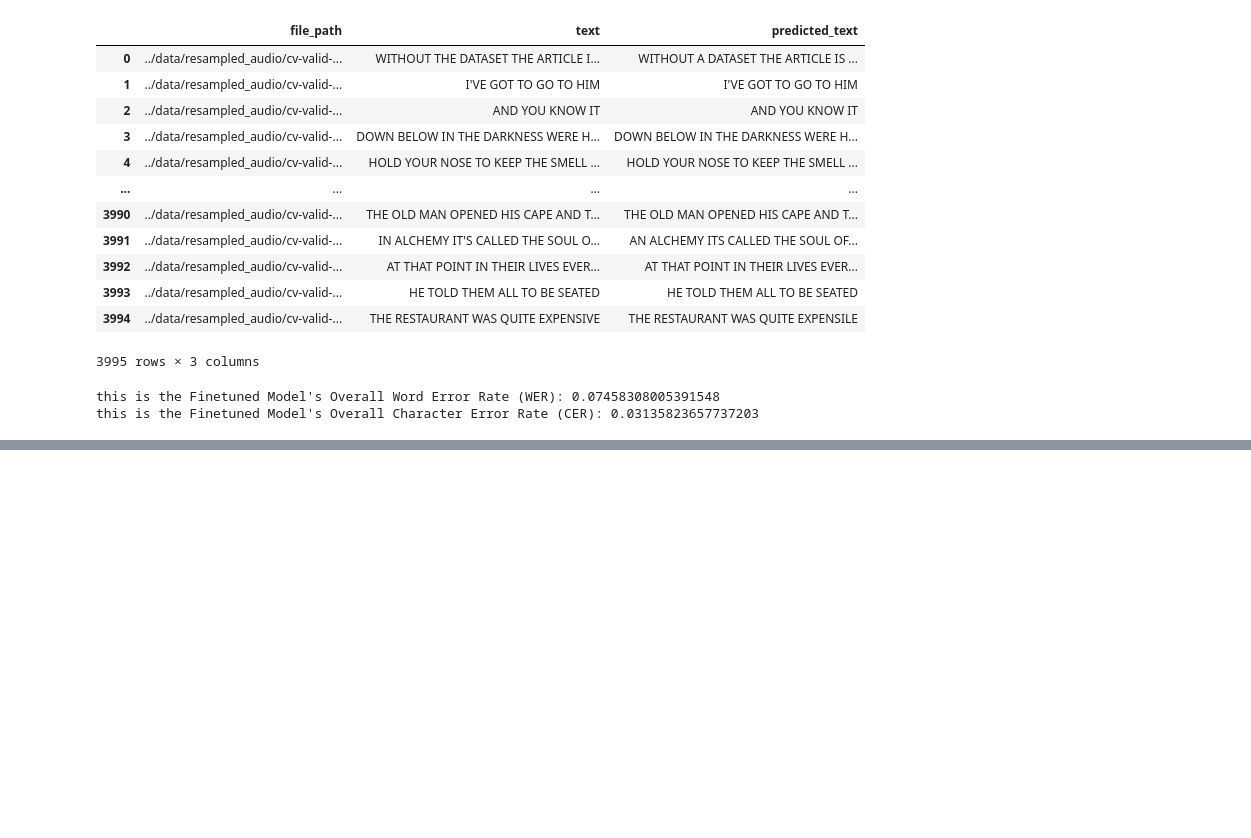
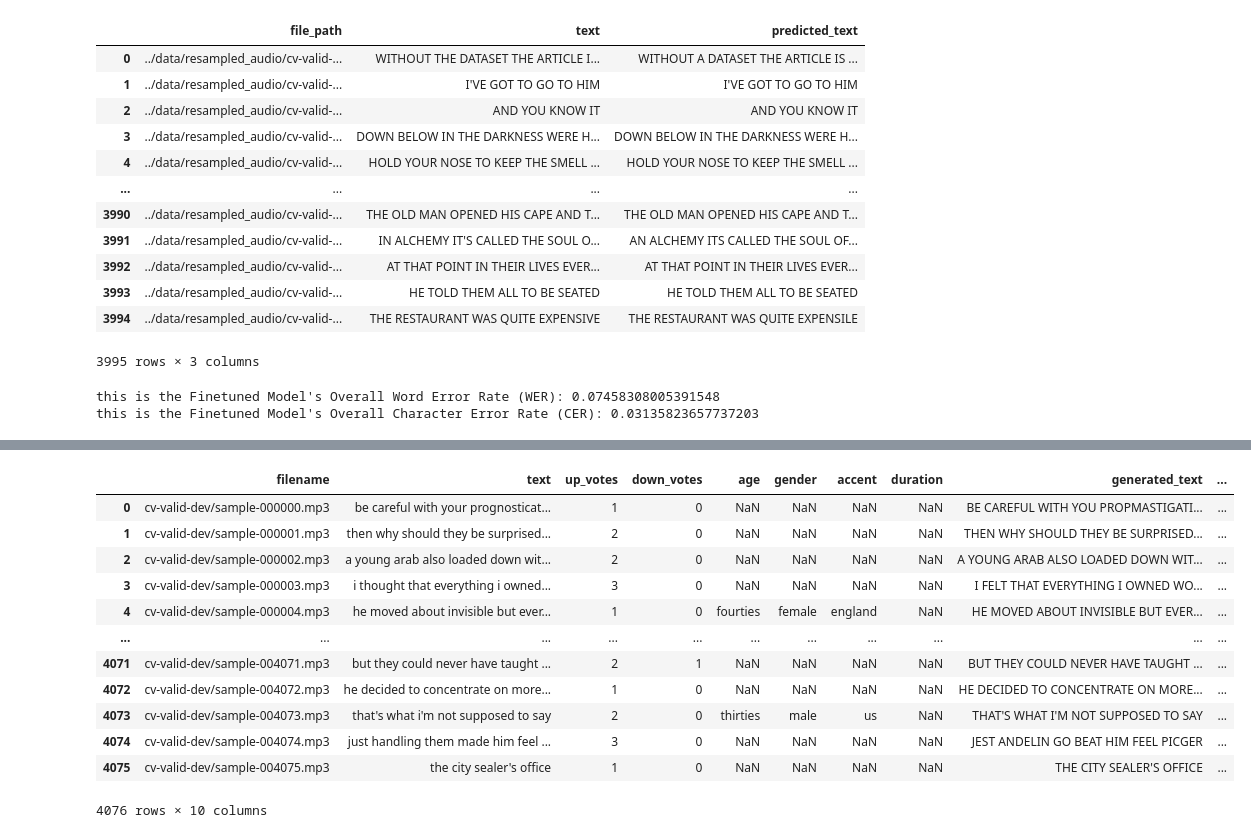
Before and after one commit to brandonneo00/technical_test, a Jupyter notebook: asr-train/cv-train-2a.ipynb, the cells around one changed output, grey strips where cells are left out. Drawn from its saved outputs; the diff is of its cells as text; code cells hidden in the pictures; blank space fills up the shorter version.

```diff
--- a/asr-train/cv-train-2a.ipynb
+++ b/asr-train/cv-train-2a.ipynb
@@ -334,0 +337,4 @@ this is the Finetuned Model's Overall Character Error Rate (CER): 0.031358236577
+# %%
+# Import
+cv_valid_dev_df = pd.read_csv("../data/common_voice/cv-valid-dev/cv-valid-dev.csv")
+cv_valid_dev_df
@@ -334,0 +355,18 @@ this is the Finetuned Model's Overall Character Error Rate (CER): 0.031358236577
+# %%
+# Create filepath col to audiofiles
+cv_valid_dev_df['file_path'] = cv_valid_dev_df['filename'].apply(lambda x: os.path.join("../data/resampled_audio/", x))
+cv_valid_dev_df
+# %% [output]
+|  | filename | text | up_votes | down_votes | age | gender | accent | duration | generated_text | ... |
+| 0 | cv-valid-dev/sample-000000.mp3 | be careful with your prognosticat... | 1 | 0 | NaN | NaN | NaN | NaN | BE CAREFUL WITH YOU PROPMASTIGATI... | ... |
+| 1 | cv-valid-dev/sample-000001.mp3 | then why should they be surprised... | 2 | 0 | NaN | NaN | NaN | NaN | THEN WHY SHOULD THEY BE SURPRISED... | ... |
+| 2 | cv-valid-dev/sample-000002.mp3 | a young arab also loaded down wit... | 2 | 0 | NaN | NaN | NaN | NaN | A YOUNG ARAB ALSO LOADED DOWN WIT... | ... |
+| 3 | cv-valid-dev/sample-000003.mp3 | i thought that everything i owned... | 3 | 0 | NaN | NaN | NaN | NaN | I FELT THAT EVERYTHING I OWNED WO... | ... |
+| 4 | cv-valid-dev/sample-000004.mp3 | he moved about invisible but ever... | 1 | 0 | fourties | female | england | NaN | HE MOVED ABOUT INVISIBLE BUT EVER... | ... |
+| ... | ... | ... | ... | ... | ... | ... | ... | ... | ... | ... |
+| 4071 | cv-valid-dev/sample-004071.mp3 | but they could never have taught ... | 2 | 1 | NaN | NaN | NaN | NaN | BUT THEY COULD NEVER HAVE TAUGHT ... | ... |
+| 4072 | cv-valid-dev/sample-004072.mp3 | he decided to concentrate on more... | 1 | 0 | NaN | NaN | NaN | NaN | HE DECIDED TO CONCENTRATE ON MORE... | ... |
+| 4073 | cv-valid-dev/sample-004073.mp3 | that's what i'm not supposed to say | 2 | 0 | thirties | male | us | NaN | THAT'S WHAT I'M NOT SUPPOSED TO SAY | ... |
+| 4074 | cv-valid-dev/sample-004074.mp3 | just handling them made him feel ... | 3 | 0 | NaN | NaN | NaN | NaN | JEST ANDELIN GO BEAT HIM FEEL PICGER | ... |
+| 4075 | cv-valid-dev/sample-004075.mp3 | the city sealer's office | 1 | 0 | NaN | NaN | NaN | NaN | THE CITY SEALER'S OFFICE | ... |
+4076 rows × 10 columns
```
Also changed, not shown: parts of 5 cells of this notebook, 3 other files.
